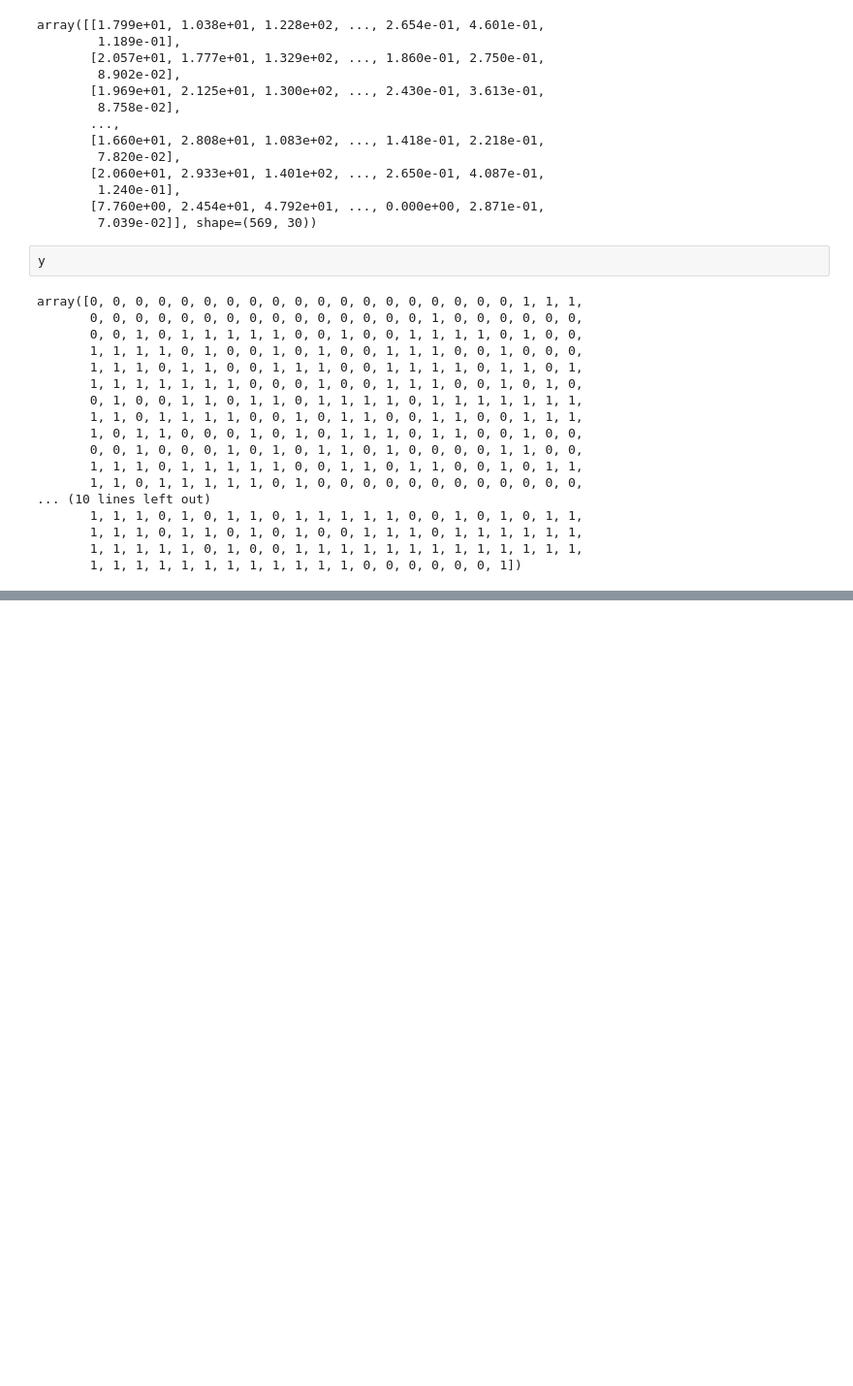
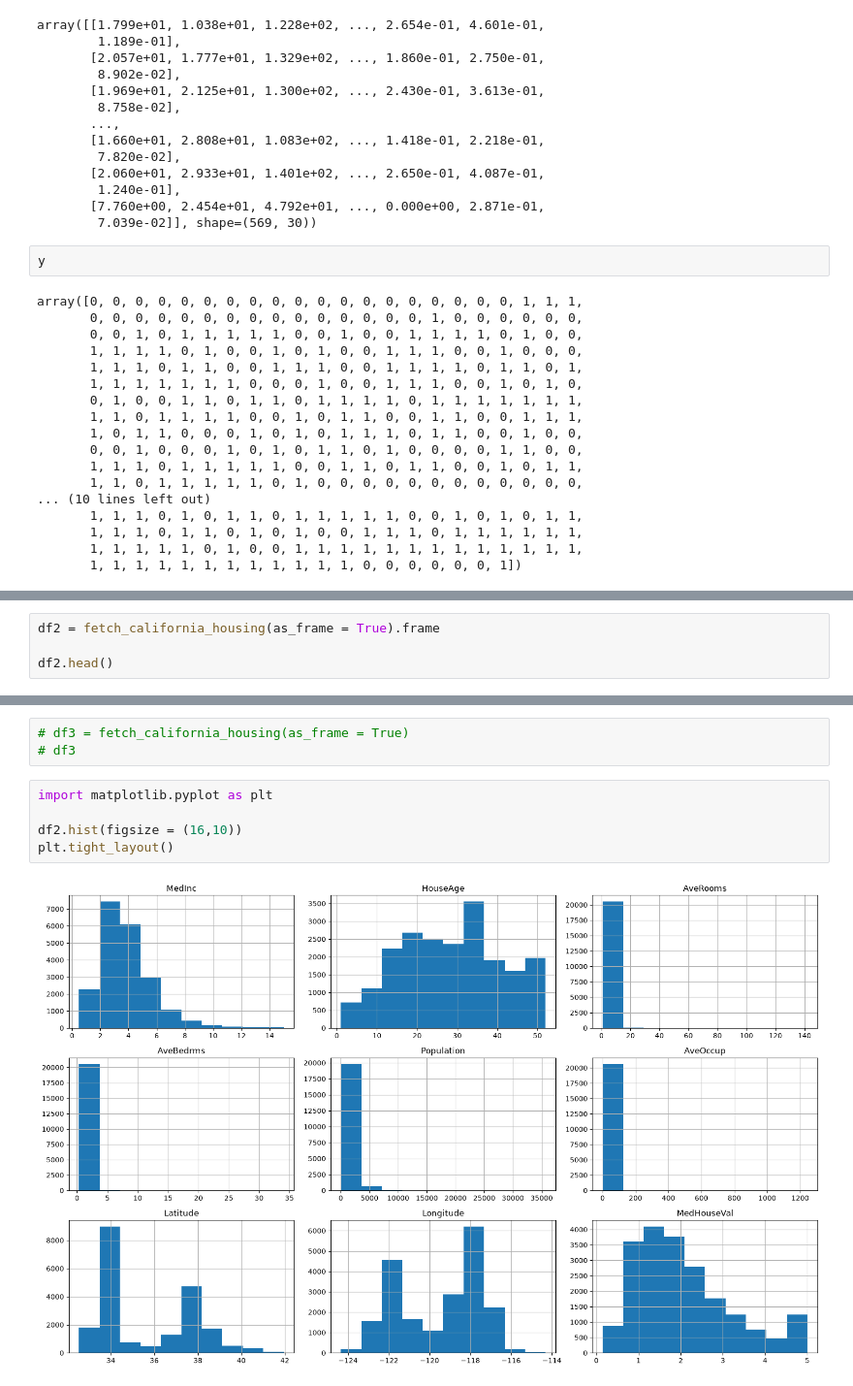
Before and after one commit to Achyu-t/ML-introduction, a Jupyter notebook: dataset_module.ipynb, the cells around one changed output, grey strips where cells are left out. Shown at 97% size. Cells and saved outputs as stored; diff of their text form; blank space fills up the shorter version.

```diff
--- a/dataset_module.ipynb
+++ b/dataset_module.ipynb
@@ -81,0 +103,4 @@ data.tail()
+# %%
+df2 = fetch_california_housing(as_frame = True).frame
+
+df2.head()
@@ -81,0 +114,10 @@ data.tail()
+# %%
+# df3 = fetch_california_housing(as_frame = True)
+# df3
+# %%
+import matplotlib.pyplot as plt
+
+df2.hist(figsize = (16,10))
+plt.tight_layout()
+# %% [output]
+[figure, added]
```
Also changed, not shown: parts of 22 cells of this notebook, 1 other file.
